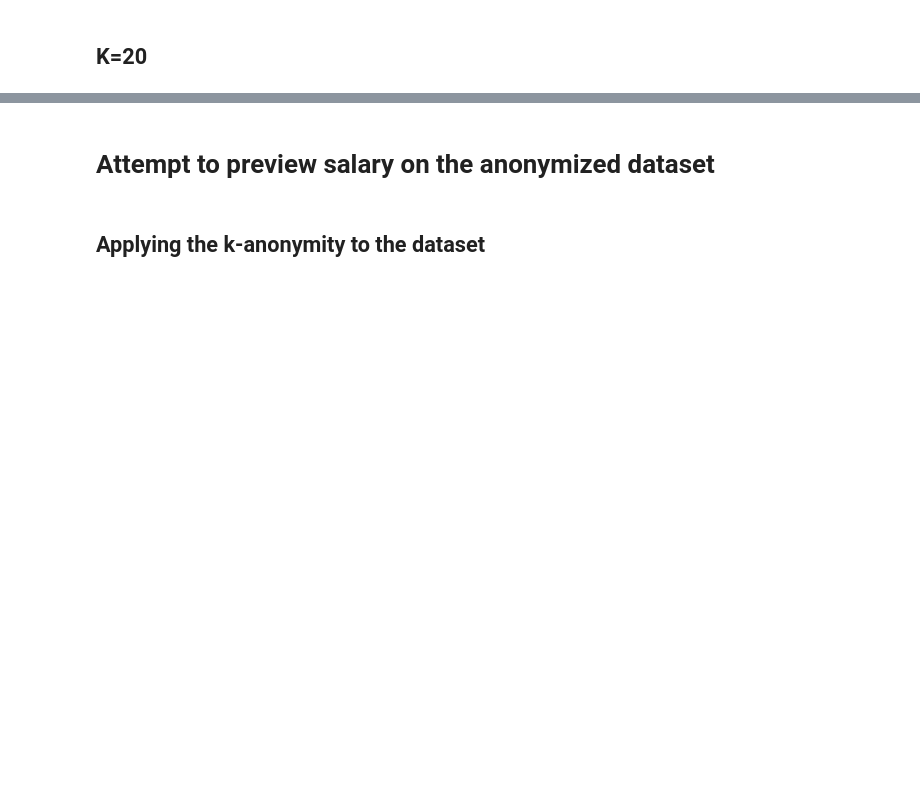
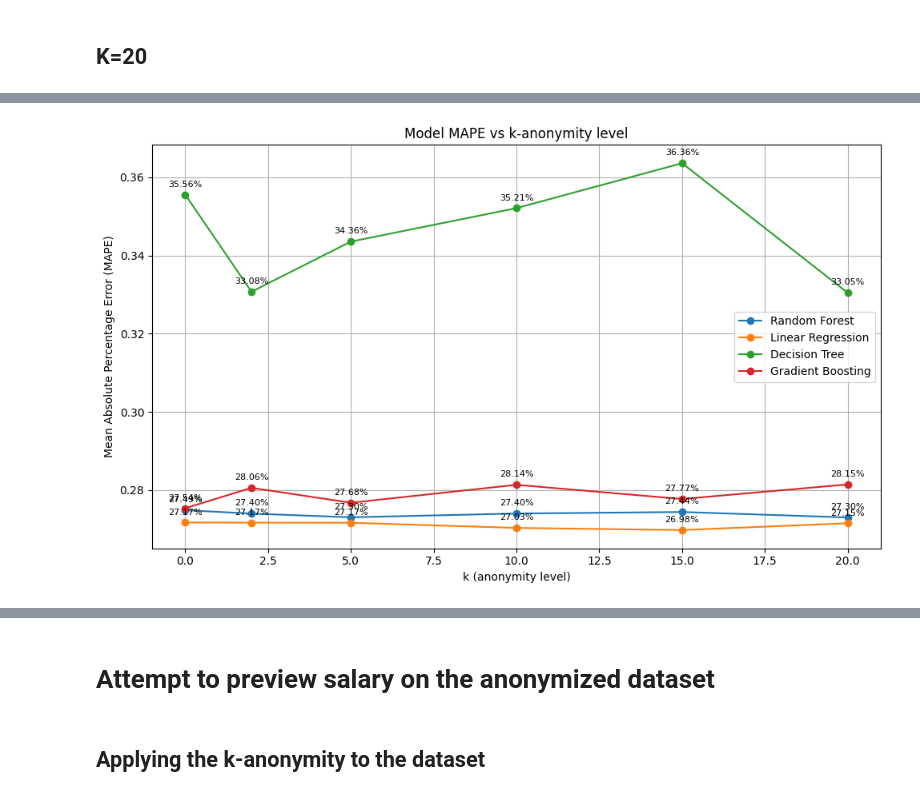
Before and after one commit to 1211223/SEGPRD_PROJECT_2, a Jupyter notebook: main.ipynb, the cells around one changed output, grey strips where cells are left out. Saved outputs shown, nothing was run; the diff lists cells and outputs as text; code cells hidden in the pictures; blank space fills up the shorter version.

Commit message:
Changed score and added more k values

```diff
--- a/main.ipynb
+++ b/main.ipynb
@@ -106,4 +107,15 @@ def preprocess_for_ml(df):
         X[col] = encoder.fit_transform(X[col].astype(str))  # Convert to string and encode
 
     return X, y
+# %%
+
+
+# Function to train and evaluate models
+def train_and_evaluate(model, X_train, X_test, y_train, y_test, label=''):
+    model.fit(X_train, y_train)
+    y_pred = model.predict(X_test)
+    # mae = mean_absolute_error(y_test, y_pred)
+    mape = mean_absolute_percentage_error(y_test, y_pred)
+    print(f"Model ({label}) - MAPE: {mape:.2f}")
+    return mape
 # %%
@@ -128,8 +151,8 @@ def evaluate_models(X_train, X_test, y_train, y_test):
 
     results = {}
     for model, label in models:
-        mae = train_and_evaluate(model, X_train, X_test, y_train, y_test, label)
-        results[label] = mae
+        mape = train_and_evaluate(model, X_train, X_test, y_train, y_test, label)
+        results[label] = mape
 
     return results
 # %% [markdown]
@@ -402 +455,37 @@ Model (Gradient Boosting) - MAE: 19925.28
+# %%
+# Combine results from each k value
+mape_summary = {
+    0: model_results,
+    2: model_results_k2,
+    5: model_results_k5,
+    10: model_results_k10,
+    15: model_results_k15,
+    20: model_results_k20
+}
+
+# Extract models
+model_names = list(model_results_k2.keys())
+
+plt.figure(figsize=(10, 6))
+
+for model in model_names:
+    mapes = [mape_summary[k][model] for k in sorted(mape_summary)]
+    k_values = sorted(mape_summary)
+
+    # Plot the line
+    plt.plot(k_values, mapes, marker='o', label=model)
+
+    # Add value labels for each point
+    for k, mape in zip(k_values, mapes):
+        plt.text(k, mape + 0.002, f"{mape:.2%}", ha='center', fontsize=8)
+
+plt.title('Model MAPE vs k-anonymity level')
+plt.xlabel('k (anonymity level)')
+plt.ylabel('Mean Absolute Percentage Error (MAPE)')
+plt.legend()
+plt.grid(True)
+plt.tight_layout()
+plt.show()
+# %% [output]
+[figure, added]
 # %%
```
Also changed, not shown: parts of 13 cells of this notebook.
